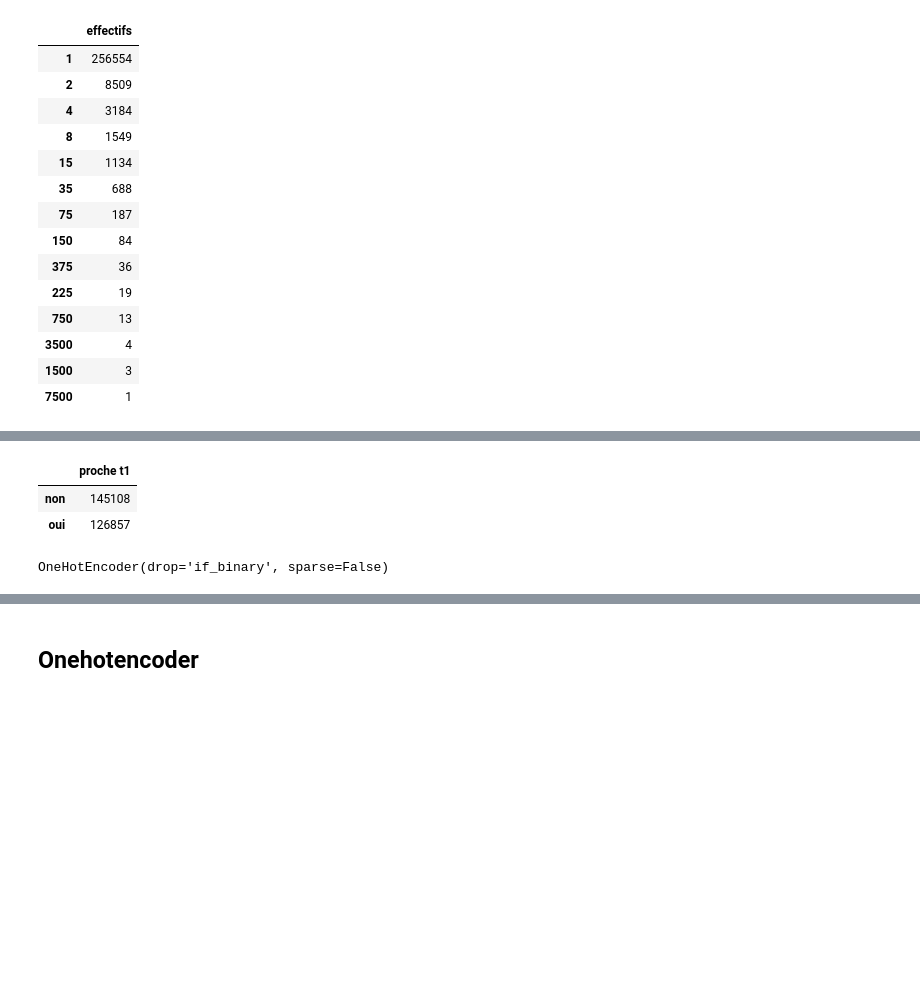
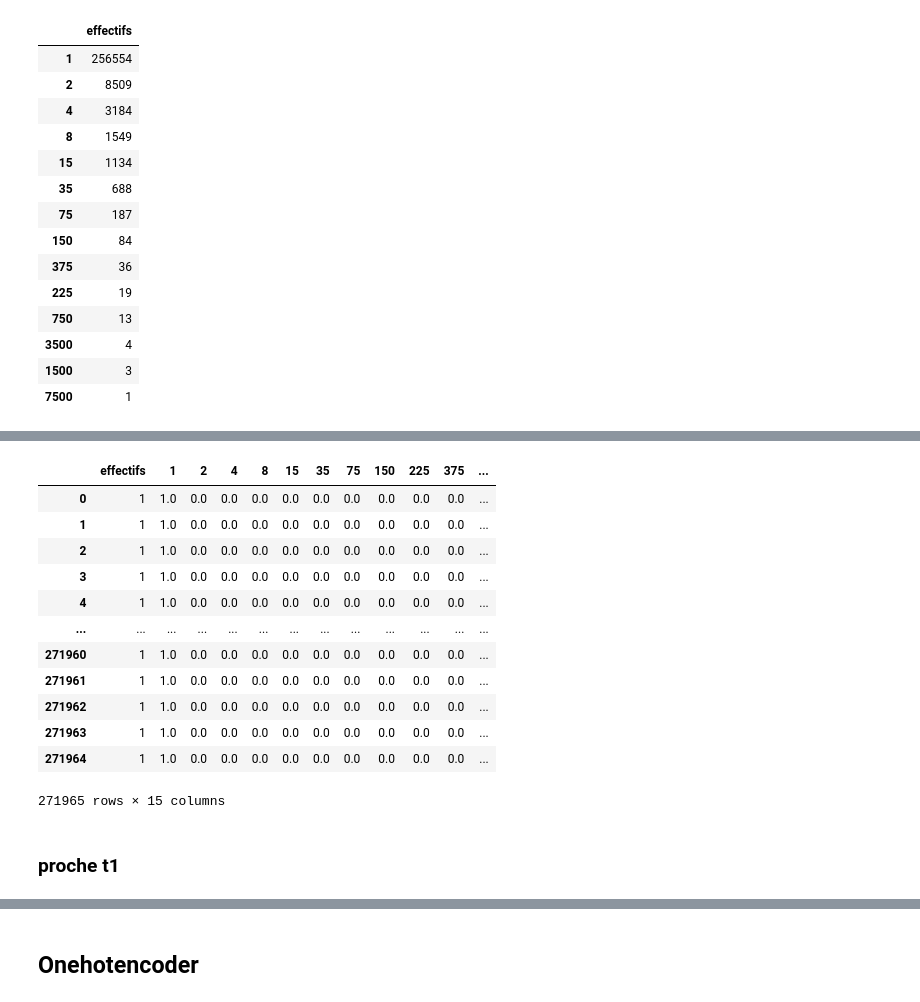
Before and after one commit to eangelid/trampact, a Jupyter notebook: notebooks/ac_dataset_sirene_nice_analyse_v0.ipynb, the cells around one changed output, grey strips where cells are left out. Drawn from its saved outputs; the diff is of its cells as text; code cells hidden in the pictures; blank space fills up the shorter version.

```diff
--- a/notebooks/ac_dataset_sirene_nice_analyse_v0.ipynb
+++ b/notebooks/ac_dataset_sirene_nice_analyse_v0.ipynb
@@ -411,3 +396,6 @@ pd.DataFrame(entreprise_df["effectifs"].value_counts())
 | 3500 | 4 |
 | 1500 | 3 |
 | 7500 | 1 |
+# %%
+ohe_effectifs = OneHotEncoder(sparse = False) # Instanciate encoder
+ohe_effectifs.fit(entreprise_ml_df[["effectifs"]]) # Fit encoder
@@ -413,0 +408,3 @@ pd.DataFrame(entreprise_df["effectifs"].value_counts())
+# %%
+effectifs_encoder=ohe_effectifs.transform(entreprise_ml_df[["effectifs"]])
+effectifs_encoder
@@ -413,0 +432,20 @@ pd.DataFrame(entreprise_df["effectifs"].value_counts())
+# %%
+add_df=pd.concat([
+            entreprise_ml_df["effectifs"],
+            pd.DataFrame(effectifs_encoder,columns = list(ohe_effectifs.categories_[0]))
+           ],axis=1)
+add_df
+# %% [output]
+|  | effectifs | 1 | 2 | 4 | 8 | 15 | 35 | 75 | 150 | 225 | 375 | ... |
+| 0 | 1 | 1.0 | 0.0 | 0.0 | 0.0 | 0.0 | 0.0 | 0.0 | 0.0 | 0.0 | 0.0 | ... |
+| 1 | 1 | 1.0 | 0.0 | 0.0 | 0.0 | 0.0 | 0.0 | 0.0 | 0.0 | 0.0 | 0.0 | ... |
+| 2 | 1 | 1.0 | 0.0 | 0.0 | 0.0 | 0.0 | 0.0 | 0.0 | 0.0 | 0.0 | 0.0 | ... |
+| 3 | 1 | 1.0 | 0.0 | 0.0 | 0.0 | 0.0 | 0.0 | 0.0 | 0.0 | 0.0 | 0.0 | ... |
+| 4 | 1 | 1.0 | 0.0 | 0.0 | 0.0 | 0.0 | 0.0 | 0.0 | 0.0 | 0.0 | 0.0 | ... |
+| ... | ... | ... | ... | ... | ... | ... | ... | ... | ... | ... | ... | ... |
+| 271960 | 1 | 1.0 | 0.0 | 0.0 | 0.0 | 0.0 | 0.0 | 0.0 | 0.0 | 0.0 | 0.0 | ... |
+| 271961 | 1 | 1.0 | 0.0 | 0.0 | 0.0 | 0.0 | 0.0 | 0.0 | 0.0 | 0.0 | 0.0 | ... |
+| 271962 | 1 | 1.0 | 0.0 | 0.0 | 0.0 | 0.0 | 0.0 | 0.0 | 0.0 | 0.0 | 0.0 | ... |
+| 271963 | 1 | 1.0 | 0.0 | 0.0 | 0.0 | 0.0 | 0.0 | 0.0 | 0.0 | 0.0 | 0.0 | ... |
+| 271964 | 1 | 1.0 | 0.0 | 0.0 | 0.0 | 0.0 | 0.0 | 0.0 | 0.0 | 0.0 | 0.0 | ... |
+271965 rows × 15 columns
@@ -414 +459,3 @@ pd.DataFrame(entreprise_df["effectifs"].value_counts())
+# %% [markdown]
+### proche t1
 # %%
@@ -416,12 +463,6 @@ pd.DataFrame(entreprise_df["effectifs"].value_counts())
 # %%
-pd.DataFrame(entreprise_df["proche t1"].value_counts())
+pd.DataFrame(entreprise_ml_df["proche t1"].value_counts())
-# %% [output]
-|  | proche t1 |
-| non | 145108 |
-| oui | 126857 |
 # %%
 ohe_proche_t1 = OneHotEncoder(drop='if_binary',sparse = False) # Instanciate encoder
-ohe_proche_t1.fit(entreprise_df[["proche t1"]]) # Fit encoder
+ohe_proche_t1.fit(entreprise_ml_df[["proche t1"]]) # Fit encoder
-# %% [output]
-OneHotEncoder(drop='if_binary', sparse=False)
 # %%
```
Also changed, not shown: parts of 36 cells of this notebook, 2 other files.
